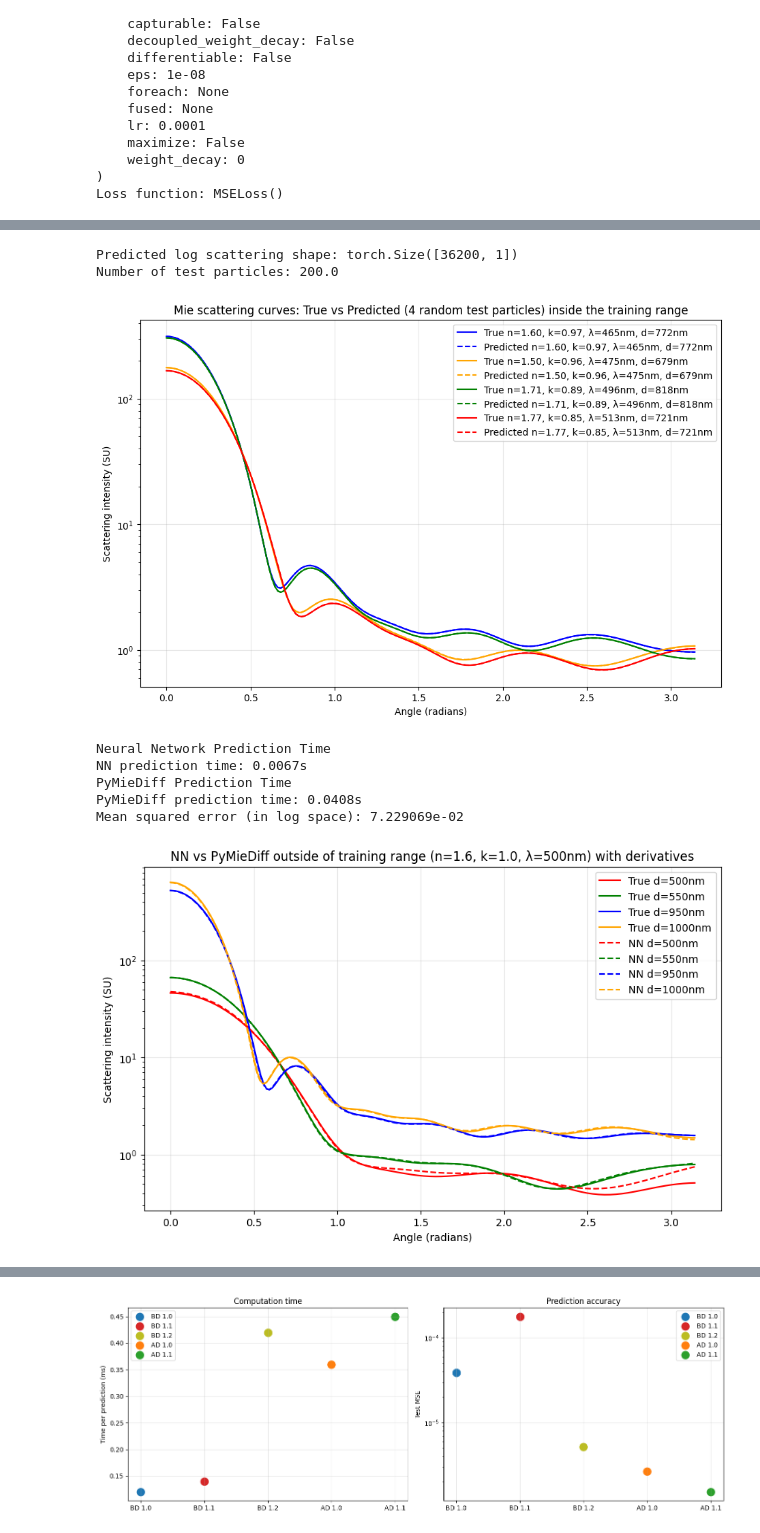
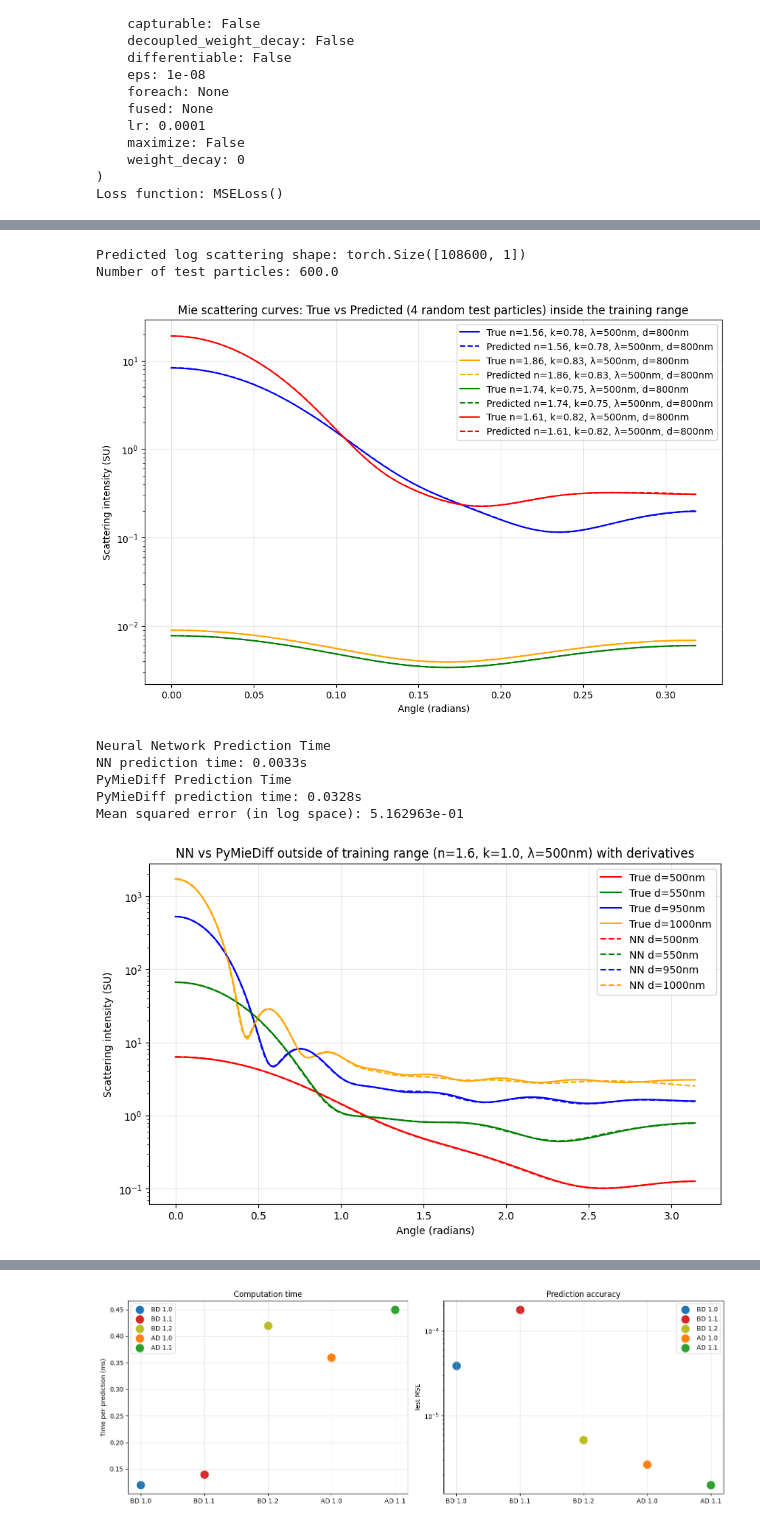
Before and after one commit to james-613/Modified_pyMieScatt_NN, a Jupyter notebook: NN_with_all_derivatives.ipynb, the cells around one changed output, grey strips where cells are left out. Cells and saved outputs as stored; diff of their text form; code cells hidden in the pictures.

```diff
--- a/NN_with_all_derivatives.ipynb
+++ b/NN_with_all_derivatives.ipynb
@@ -313,6 +345,14 @@ loss_fn = nn.MSELoss()
 
 print("Optimizer:", optimizer)
 print("Loss function:", loss_fn)
+
+scheduler = torch.optim.lr_scheduler.ReduceLROnPlateau(
+    optimizer,
+    mode='min',
+    factor=0.5,      # halve the lr
+    patience=10,     # wait 10 epochs before reducing
+    min_lr=1e-6
+)
 # %% [output]
 Optimizer: Adam (
 Parameter Group 0
@@ -523,13 +564,12 @@ for p_id, color in zip(particle_indices, colours):
     pred_curve = 10 ** pred_log_curve
 
     # unormalized inputs for titles
-    n = X_test[start, 0].item() * 0.36 + 1.5
-    k = X_test[start, 1].item() * 0.32 + 0.68
-    wavelength = X_test[start, 2].item() * 100 + 450
-    diameter = X_test[start, 3].item() * 300 + 600
+    n = denormalize(X_test[start, 0], N_MIN, N_RANGE)
+    k = denormalize(X_test[start, 1], K_MIN, K_RANGE)
+    x = denormalize(X_test[start, 2], X_MIN, X_RANGE)
 
     # unormalized theta for x-axis
-    theta = X_test[start:end, 4].numpy() * np.pi
+    theta = normalize(X_test[start:end, 3].numpy(), 0, np.pi)
 
     label = f"n={n:.2f}, k={k:.2f}, λ={wavelength:.0f}nm, d={diameter:.0f}nm"
     plt.plot(theta, true_curve, label=f"True {label}", color=color, linestyle='-')
@@ -543,23 +583,22 @@ plt.legend()
 plt.grid(True, alpha=0.3)
 plt.show()
 # %% [output]
-Predicted log scattering shape: torch.Size([36200, 1])
-Number of test particles: 200.0
+Predicted log scattering shape: torch.Size([108600, 1])
+Number of test particles: 600.0
-[figure, old version]
+[figure, new version]
 # %%
-def predict_scattering(wavelength, diameter, n, k, angle=None):
+def predict_scattering(x, n, k, angle=None):
     if angle is None:
         angle = np.linspace(0, 180, 181) * np.pi / 180 # 181 angles from 0 to 180 degrees in radians
     angle = np.array(angle)
 
     # Normalize inputs
-    wavelength_norm = (wavelength - 450) / 100
-    diameter_norm = (diameter - 600) / 300
-    n_norm = (n - 1.5) / 0.36
-    k_norm = (k - 0.68) / 0.32
+    x_norm = normalize(x, X_MIN, X_RANGE)
+    n_norm = normalize(n, N_MIN, N_RANGE)
+    k_norm = normalize(k, K_MIN, K_RANGE)
     theta_norm = angle / np.pi
 
-    input_tensor = torch.FloatTensor([[n_norm, k_norm, wavelength_norm, diameter_norm, theta_norm[i]] for i in range(len(angle))])
+    input_tensor = torch.FloatTensor([[n_norm, k_norm, x_norm, theta_norm[i]] for i in range(len(angle))])
 
     with torch.no_grad():
         log_pred = model(input_tensor)
@@ -572,11 +611,12 @@ test_wavelength = 500
 test_diameter = 900
 test_n = 1.6
 test_k = 1.0
+test_x = test_diameter * np.pi / test_wavelength
 
 print("Neural Network Prediction Time")
 training_start = time.time()
 
-nn_curve = predict_scattering(test_wavelength, test_diameter, test_n, test_k)
+nn_curve = predict_scattering(test_x, test_n, test_k)
 
 elapsed = time.time() - training_start
 print(f"NN prediction time: {elapsed:.4f}s")
@@ -589,50 +629,46 @@ print(f"PyMieDiff prediction time: {elapsed:.4f}s")
 
 # Calculate error
 error = np.mean((np.log10(nn_curve) - np.log10(true_curve))**2)
 print(f"Mean squared error (in log space): {error:.6e}")
 
+true_curve_1 = py_Mie_Diff_Scattering(500, 300,  1.6, 1.0).numpy()
+true_curve_2 = py_Mie_Diff_Scattering(500, 550,  1.6, 1.0).numpy()
+true_curve_3 = py_Mie_Diff_Scattering(500, 950,  1.6, 1.0).numpy()
+true_curve_4 = py_Mie_Diff_Scattering(500, 1300, 1.6, 1.0).numpy()
 
-
-true_curve_1 = py_Mie_Diff_Scattering(500, 500, 1.6, 1.0).numpy()
-true_curve_2 = py_Mie_Diff_Scattering(500, 550, 1.6, 1.0).numpy()
-true_curve_3 = py_Mie_Diff_Scattering(500, 950, 1.6, 1.0).numpy()
-true_curve_4 = py_Mie_Diff_Scattering(500, 1000, 1.6, 1.0).numpy()
-
-nn_curve_1 = predict_scattering(500, 500, 1.6, 1.0)
-nn_curve_2 = predict_scattering(500, 550, 1.6, 1.0)
-nn_curve_3 = predict_scattering(500, 950, 1.6, 1.0)
-nn_curve_4 = predict_scattering(500, 1000, 1.6, 1.0)
-
-
-
+# corresponding x values:
+nn_curve_1 = predict_scattering(np.pi * 300 / 500,  1.6, 1.0)   # x = π
+nn_curve_2 = predict_scattering(np.pi * 550 / 500,  1.6, 1.0)   # x ≈ 3.46
+nn_curve_3 = predict_scattering(np.pi * 950 / 500,  1.6, 1.0)   # x ≈ 5.97
+nn_curve_4 = predict_scattering(np.pi * 1300 / 500, 1.6, 1.0)   # x ≈ 6.28
 
 angles = np.linspace(0, 180, 181) * np.pi / 180
 plt.figure(figsize=(10, 6))
 
 plt.plot(angles, true_curve_1, label='True d=500nm', color='red', linestyle='-')
 plt.plot(angles, true_curve_2, label='True d=550nm', color='green', linestyle='-')
 plt.plot(angles, true_curve_3, label='True d=950nm', color='blue', linestyle='-')
 plt.plot(angles, true_curve_4, label='True d=1000nm', color='orange', linestyle='-')
 
 plt.plot(angles, nn_curve_1, label='NN d=500nm', color='red', linestyle='--')
 plt.plot(angles, nn_curve_2, label='NN d=550nm', color='green', linestyle='--')
 plt.plot(angles, nn_curve_3, label='NN d=950nm', color='blue', linestyle='--')
 plt.plot(angles, nn_curve_4, label='NN d=1000nm', color='orange', linestyle='--')
 
 plt.xlabel("Angle (radians)")
 plt.ylabel("Scattering intensity (SU)")
 plt.title(f"NN vs PyMieDiff outside of training range (n=1.6, k=1.0, λ=500nm) with derivatives")
 plt.yscale('log')
 plt.legend()
 plt.grid(True, alpha=0.3)
 plt.show()
 # %% [output]
 Neural Network Prediction Time
-NN prediction time: 0.0067s
+NN prediction time: 0.0033s
 PyMieDiff Prediction Time
-PyMieDiff prediction time: 0.0408s
-Mean squared error (in log space): 7.229069e-02
+PyMieDiff prediction time: 0.0328s
+Mean squared error (in log space): 5.162963e-01
-[figure, old version]
+[figure, new version]
 # %%
 # creating 2D plot
 
```
Also changed, not shown: parts of 16 cells of this notebook, 6 other files.
